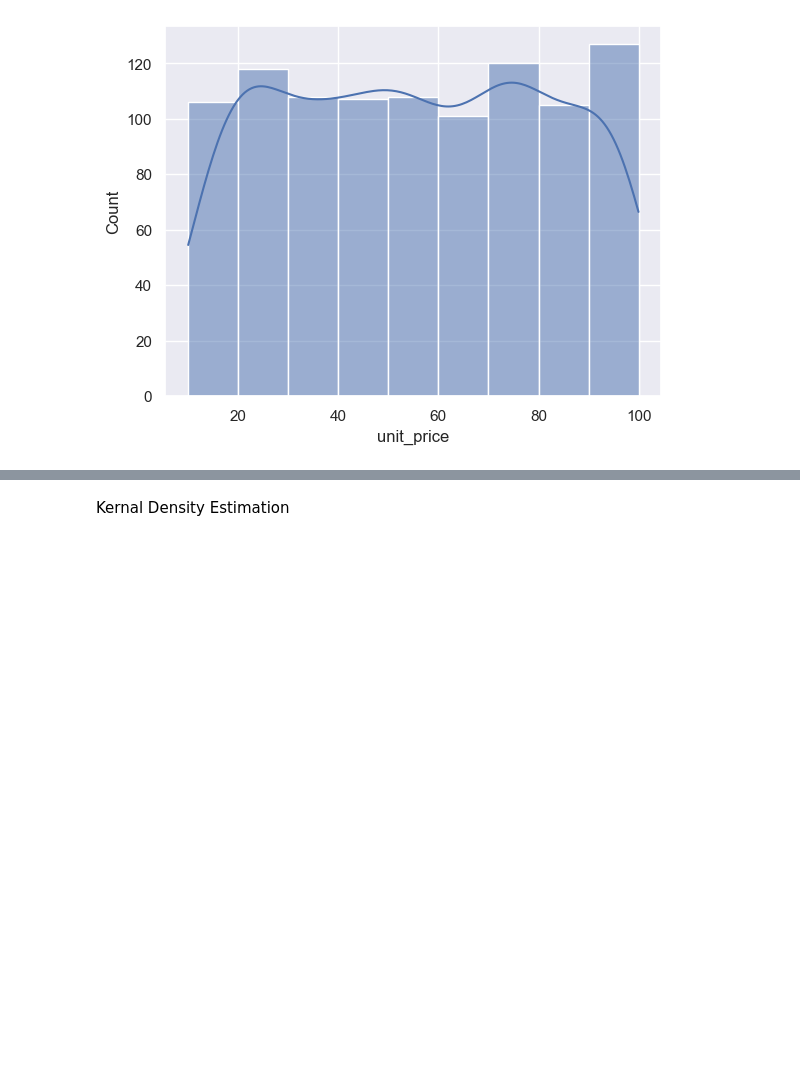
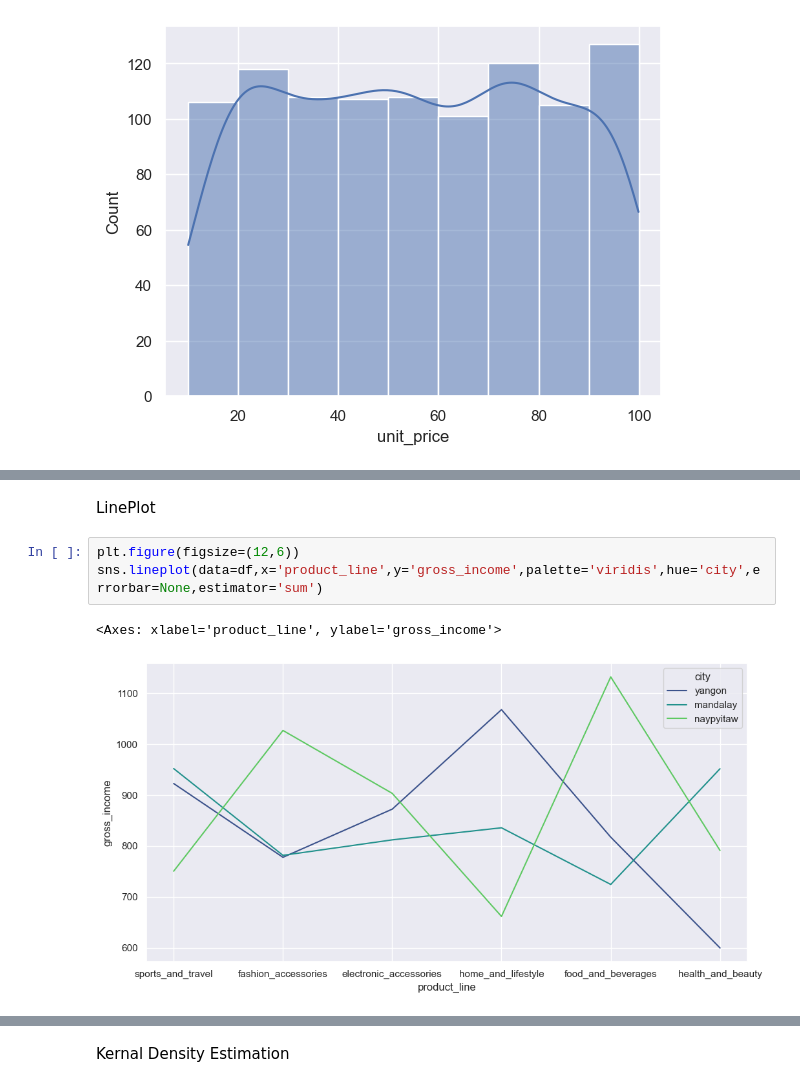
Before and after one commit to NourMansour911/sns_supermarket, a Jupyter notebook: supermarket_sns/market.ipynb, the cells around one changed output, grey strips where cells are left out. Cells and saved outputs as stored; diff of their text form; blank space fills up the shorter version.

Commit message:
lineplots

```diff
--- a/supermarket_sns/market.ipynb
+++ b/supermarket_sns/market.ipynb
@@ -202,0 +175,8 @@ sns.histplot(data=df,x='unit_price',binwidth=10,hue='branch',multiple='dodge',sh
+# %% [markdown]
+LinePlot
+# %%
+plt.figure(figsize=(12,6))
+sns.lineplot(data=df,x='product_line',y='gross_income',palette='viridis',hue='city',errorbar=None,estimator='sum')
+# %% [output]
+<Axes: xlabel='product_line', ylabel='gross_income'>
+[figure, added]
```
Also changed, not shown: parts of 25 cells of this notebook.
